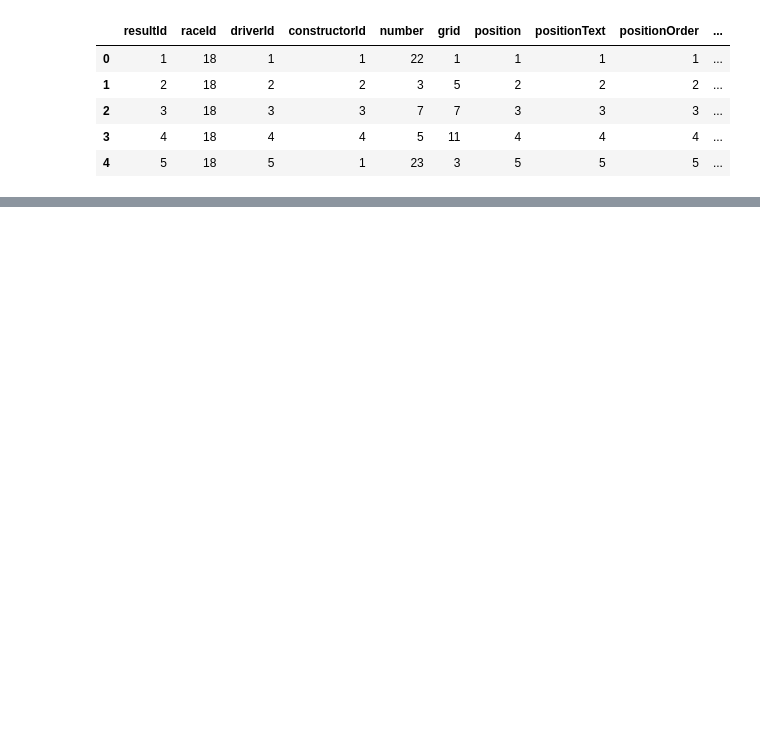
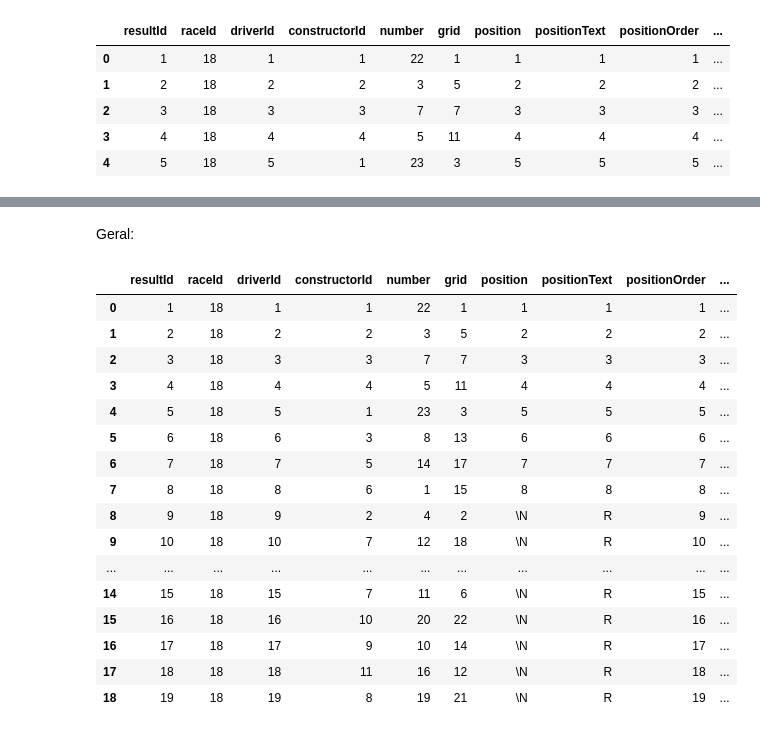
Before and after one commit to Amanda-Carmo/projeto2_cdados, a Jupyter notebook: Projeto 2 DADOS.ipynb, the cells around one changed output, grey strips where cells are left out. Drawn from its saved outputs; the diff is of its cells as text; code cells hidden in the pictures; blank space fills up the shorter version.

```diff
--- a/Projeto 2 DADOS.ipynb
+++ b/Projeto 2 DADOS.ipynb
@@ -85,0 +144,22 @@ dados_contresult.head()
+# %% [markdown]
+Geral:
+# %%
+dados_result.head(19)
+# %% [output]
+|  | resultId | raceId | driverId | constructorId | number | grid | position | positionText | positionOrder | ... |
+| 0 | 1 | 18 | 1 | 1 | 22 | 1 | 1 | 1 | 1 | ... |
+| 1 | 2 | 18 | 2 | 2 | 3 | 5 | 2 | 2 | 2 | ... |
+| 2 | 3 | 18 | 3 | 3 | 7 | 7 | 3 | 3 | 3 | ... |
+| 3 | 4 | 18 | 4 | 4 | 5 | 11 | 4 | 4 | 4 | ... |
+| 4 | 5 | 18 | 5 | 1 | 23 | 3 | 5 | 5 | 5 | ... |
+| 5 | 6 | 18 | 6 | 3 | 8 | 13 | 6 | 6 | 6 | ... |
+| 6 | 7 | 18 | 7 | 5 | 14 | 17 | 7 | 7 | 7 | ... |
+| 7 | 8 | 18 | 8 | 6 | 1 | 15 | 8 | 8 | 8 | ... |
+| 8 | 9 | 18 | 9 | 2 | 4 | 2 | \N | R | 9 | ... |
+| 9 | 10 | 18 | 10 | 7 | 12 | 18 | \N | R | 10 | ... |
+| ... | ... | ... | ... | ... | ... | ... | ... | ... | ... | ... |
+| 14 | 15 | 18 | 15 | 7 | 11 | 6 | \N | R | 15 | ... |
+| 15 | 16 | 18 | 16 | 10 | 20 | 22 | \N | R | 16 | ... |
+| 16 | 17 | 18 | 17 | 9 | 10 | 14 | \N | R | 17 | ... |
+| 17 | 18 | 18 | 18 | 11 | 16 | 12 | \N | R | 18 | ... |
+| 18 | 19 | 18 | 19 | 8 | 19 | 21 | \N | R | 19 | ... |
```
Also changed, not shown: parts of 39 cells of this notebook.
